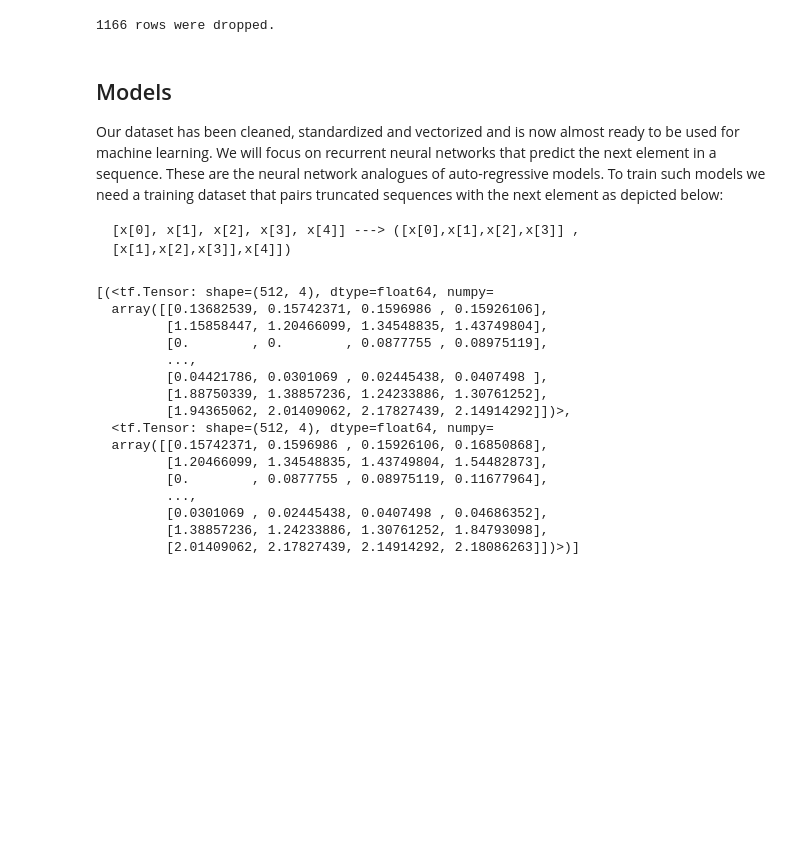
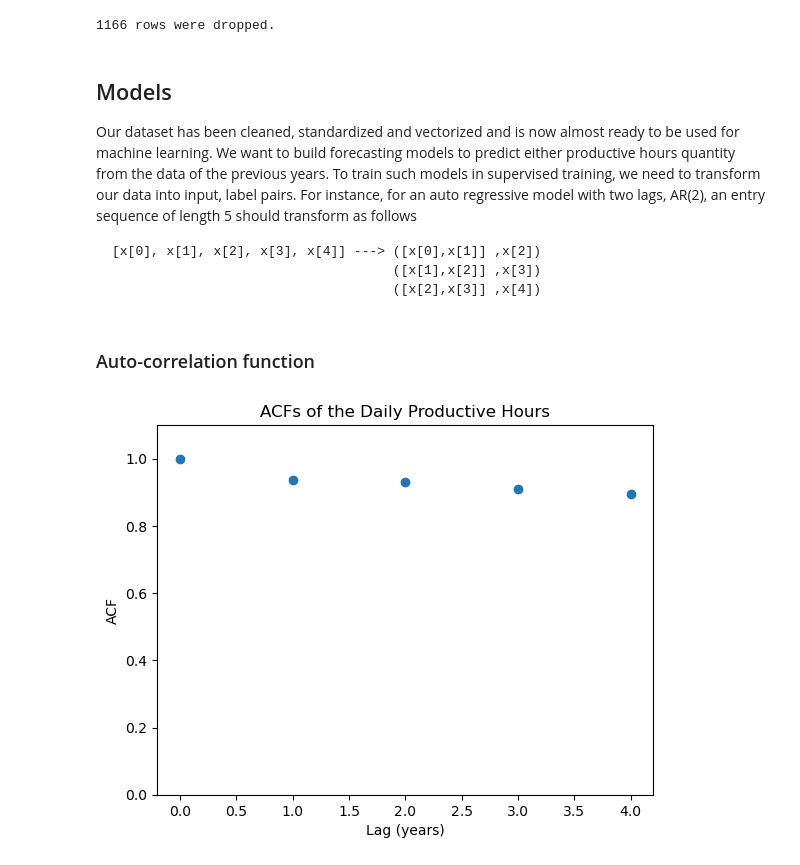
Before and after one commit to ndoroud/Hospital_Staffing, a Jupyter notebook: staffing.ipynb, the cells around one changed output. Saved outputs shown, nothing was run; the diff lists cells and outputs as text; code cells hidden in the pictures; blank space fills up the shorter version.

````diff
--- a/staffing.ipynb
+++ b/staffing.ipynb
@@ -905,27 +902,10 @@ print(f'{len(index_mostly_0s)} rows were dropped.')
 # %% [markdown]
 ## Models
 
-Our dataset has been cleaned, standardized and vectorized and is now almost ready to be used for machine learning. We will focus on recurrent neural networks that predict the next element in a sequence. These are the neural network analogues of auto-regressive models. To train such models we need a training dataset that pairs truncated sequences with the next element as depicted below:
+Our dataset has been cleaned, standardized and vectorized and is now almost ready to be used for machine learning. We want to build forecasting models to predict either productive hours quantity from the data of the previous years. To train such models in supervised training, we need to transform our data into input, label pairs. For instance, for an auto regressive model with two lags, AR(2), an entry sequence of length 5 should transform as follows
 
 ```
-[x[0], x[1], x[2], x[3], x[4]] ---> ([x[0],x[1],x[2],x[3]] , [x[1],x[2],x[3]],x[4]])
+[x[0], x[1], x[2], x[3], x[4]] ---> ([x[0],x[1]] ,x[2])
+                                    ([x[1],x[2]] ,x[3])
+                                    ([x[2],x[3]] ,x[4])
 ```
-# %%
-list(train_ds.take(1))
-# %% [output]
-[(<tf.Tensor: shape=(512, 4), dtype=float64, numpy=
-  array([[0.13682539, 0.15742371, 0.1596986 , 0.15926106],
-         [1.15858447, 1.20466099, 1.34548835, 1.43749804],
-         [0.        , 0.        , 0.0877755 , 0.08975119],
-         ...,
-         [0.04421786, 0.0301069 , 0.02445438, 0.0407498 ],
-         [1.88750339, 1.38857236, 1.24233886, 1.30761252],
-         [1.94365062, 2.01409062, 2.17827439, 2.14914292]])>,
-  <tf.Tensor: shape=(512, 4), dtype=float64, numpy=
-  array([[0.15742371, 0.1596986 , 0.15926106, 0.16850868],
-         [1.20466099, 1.34548835, 1.43749804, 1.54482873],
-         [0.        , 0.0877755 , 0.08975119, 0.11677964],
-         ...,
-         [0.0301069 , 0.02445438, 0.0407498 , 0.04686352],
-         [1.38857236, 1.24233886, 1.30761252, 1.84793098],
-         [2.01409062, 2.17827439, 2.14914292, 2.18086263]])>)]
@@ -956,0 +912,16 @@ test_ds = tf.data.Dataset.from_tensor_slices(
+# %% [markdown]
+### Auto-correlation function
+# %%
+# Compute the acfs with lags of up to 4
+lags = range(5)
+dph_seqs = df.DPH.to_numpy()
+dph_acfs = [cfns.seq_acf(dph_seqs, p) for p in lags]
+# Plot acfs
+plt.scatter(lags, dph_acfs)
+plt.xlabel('Lag (years)')
+plt.ylabel('ACF')
+plt.ylim(0,1.1)
+plt.title('ACFs of the Daily Productive Hours')
+plt.show()
+# %% [output]
+[figure, added]
````
Also changed, not shown: parts of 31 cells of this notebook, 1 other file.
